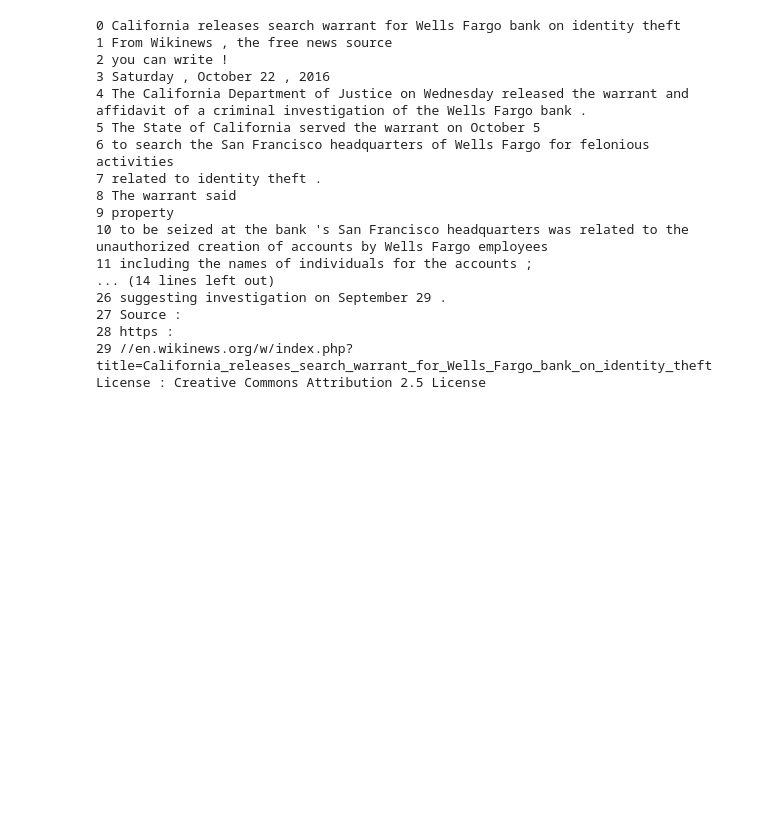
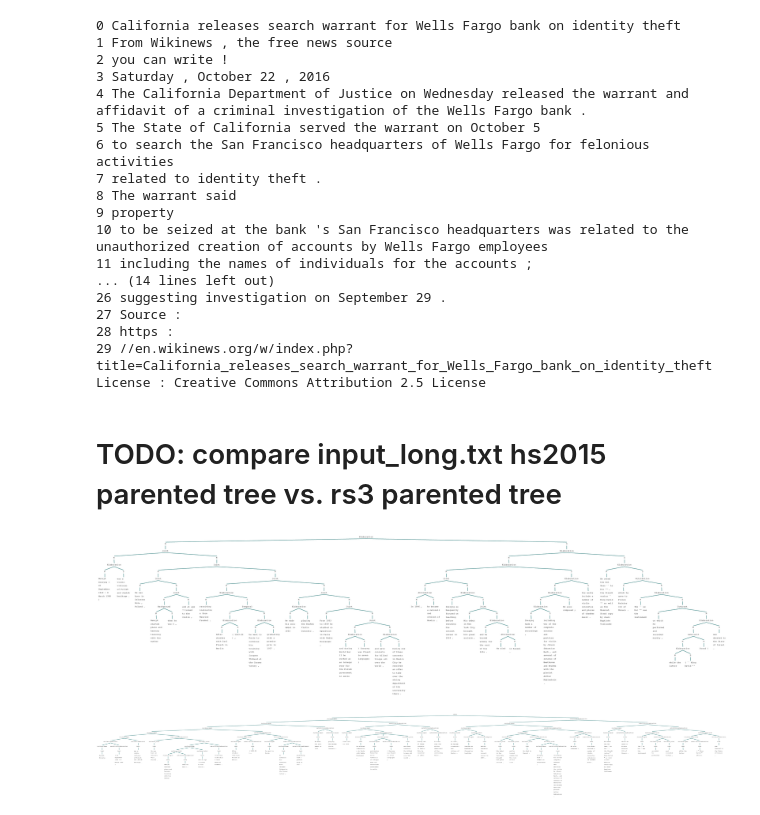
Before and after one commit to arne-cl/alt-mulig, a Jupyter notebook: rst-workbench/heilman-sagae-2015/heilman-sagae-2015-format.ipynb, the cells around one changed output. Drawn from its saved outputs; the diff is of its cells as text; code cells hidden in the pictures; blank space fills up the shorter version.

```diff
--- a/rst-workbench/heilman-sagae-2015/heilman-sagae-2015-format.ipynb
+++ b/rst-workbench/heilman-sagae-2015/heilman-sagae-2015-format.ipynb
@@ -54,3 +52,18 @@ for i, edu in enumerate(heilman_json['edu_tokens']):
 27 Source :
 28 https :
 29 //en.wikinews.org/w/index.php?title=California_releases_search_warrant_for_Wells_Fargo_bank_on_identity_theft License : Creative Commons Attribution 2.5 License
+# %% [markdown]
+# TODO: compare input_long.txt hs2015 parented tree vs. rs3 parented tree
+# %%
+LONG_HS2015 = "/home/arne/repos/discoursegraphs/src/discoursegraphs/data/long.hs2015"
+SHORT_HS2015 = "/home/arne/repos/discoursegraphs/src/discoursegraphs/data/short.hs2015"
+LONG_HILDA = "/home/arne/repos/discoursegraphs/src/discoursegraphs/data/long.hilda"
+# %%
+dg.read_hilda(LONG_HILDA, word_wrap=10)
+# %% [output]
+[figure, added]
+# %%
+long_hsg = dg.read_hs2015(LONG_HS2015)
+dg.readwrite.tree.word_wrap_tree(long_hsg.rst_tree, 10)
+# %% [output]
+[figure, added]
```
Also changed, not shown: parts of 15 cells of this notebook.
